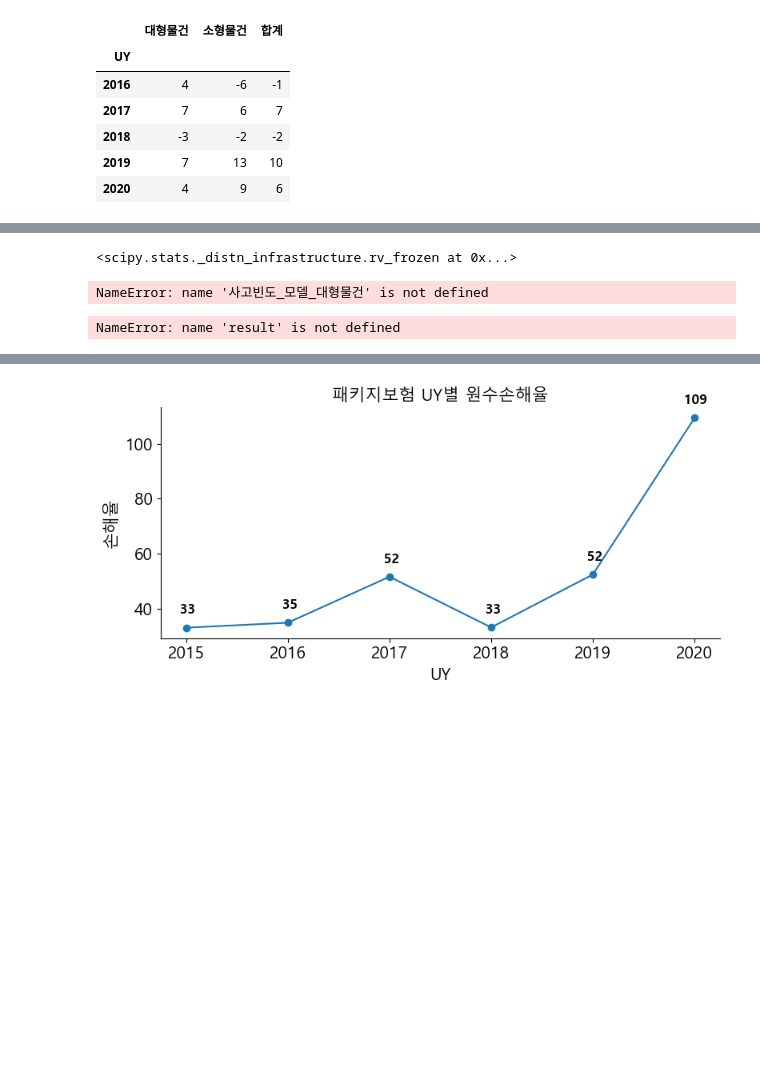
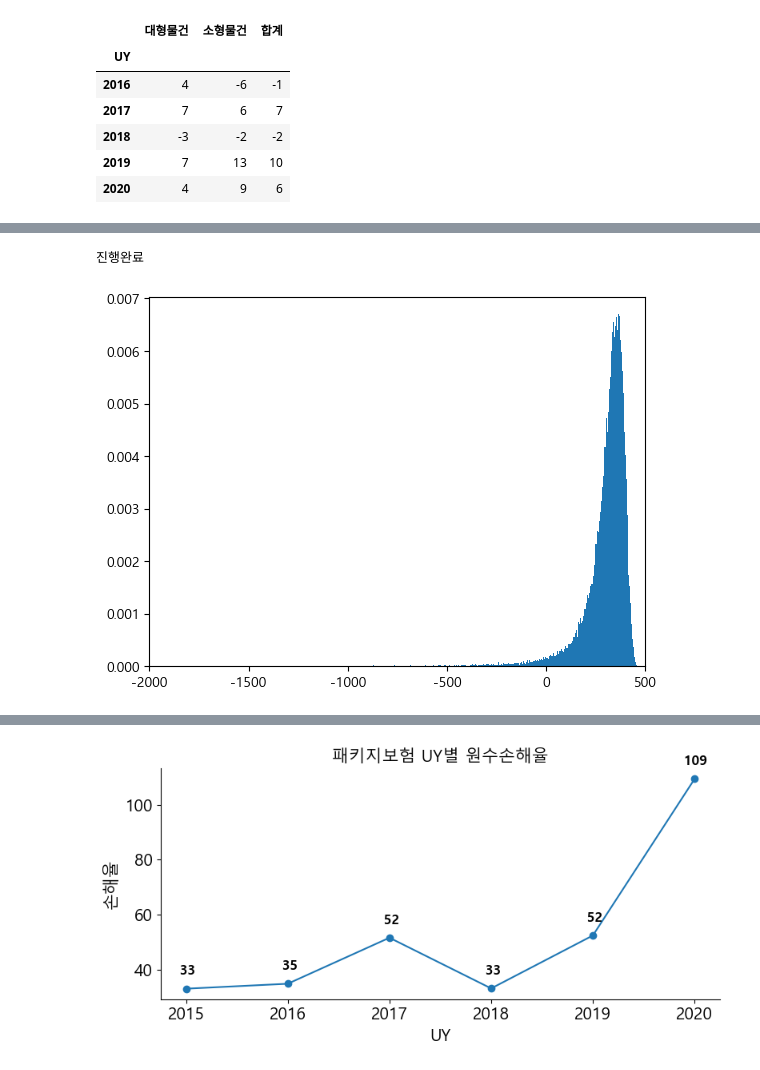
Before and after one commit to lee3jjang/hello-world, a Jupyter notebook: Package Insurance Policy_데이터분석_20201116.ipynb, the cells around one changed output, grey strips where cells are left out. Saved outputs shown, nothing was run; the diff lists cells and outputs as text; code cells hidden in the pictures; blank space fills up the shorter version.

```diff
--- a/Package Insurance Policy_데이터분석_20201116.ipynb
+++ b/Package Insurance Policy_데이터분석_20201116.ipynb
@@ -16,0 +18,2 @@ from dateutil.relativedelta import relativedelta
+# %%
+data =시뮬레이션_집계['출재손해액_전체'].copy()
@@ -31,7 +38,7 @@ def summary(data, typ=0):
         min_ = np.nan
         max_ = np.nan
         q = [data.ppf(0.005), data.ppf(0.025), data.ppf(0.05), data.ppf(0.25), data.ppf(0.50), data.ppf(0.75), data.ppf(0.95), data.ppf(0.975), data.ppf(0.995)]
-    return pd.Series(data=[count, mean, std, min_] + q + [max_], index=['count', 'mean', 'std', 'min', '0.5%', '2.5%', '5%', '25%', '50%', '75%', '95%', '97.5%', '99.5%', 'max'])
+    return pd.Series(data=[count, mean, std, min_] + q + [data[data>np.quantile(data, q=0.995)].mean()] + [max_], index=['count', 'mean', 'std', 'min', '0.5%', '2.5%', '5%', '25%', '50%', '75%', '95%', '97.5%', '99.5%', 'TVaR(99.5%)', 'max'])
 
 def fit(data):
     dist_names = [
@@ -297,8 +335,0 @@ Optimization terminated successfully.
-# %%
-사고심도_모델1
-# %% [output]
-<scipy.stats._distn_infrastructure.rv_frozen at 0x...>
-# %%
-사고빈도_모델_대형물건
-# %% [output]
-NameError: name '사고빈도_모델_대형물건' is not defined
@@ -323,9 +335,0 @@ np.quantile(np.array([x[3]/익스포져_소형물건 for x in result]), 0.995)
-# %%
-plt.hist([x[2]/익스포져_소형물건*100 for x in result], bins=500, density=True, alpha=0.5, label='소형물건')
-plt.hist([x[3]/익스포져_대형물건*100 for x in result], bins=500, density=True, alpha=0.5, label='대형물건')
-plt.hist([(x[2]+x[3])/익스포져*100 for x in result], bins=500, density=True, alpha=0.5, label='전체')
-plt.xlim([0, 200])
-plt.legend()
-plt.show()
-# %% [output]
-NameError: name 'result' is not defined
@@ -331,0 +342,59 @@ NameError: name 'result' is not defined
+# %%
+# 시뮬레이션
+시뮬레이션횟수 = 50000
+
+## 사고건수
+사고건수_시뮬레이션 = pd.DataFrame(np.c_[사고빈도_모형_소형물건.rvs(시뮬레이션횟수), 사고빈도_모형_대형물건.rvs(시뮬레이션횟수)], columns=['사고건수_소형물건', '사고건수_대형물건']) \
+    .eval('사고건수_전체 = 사고건수_소형물건 + 사고건수_대형물건')
+
+## 원수손해액
+원수손해액_시뮬레이션 = []
+for i, (사고건수_난수_소형물건, 사고건수_난수_대형물건, 사고건수_난수_전체) in 사고건수_시뮬레이션.iterrows():
+    사고심도_시뮬레이션횟수_모형1 = sum(np.random.random(사고건수_난수_전체) < 가중치)
+    사고심도_시뮬레이션횟수_모형2 = 사고건수_난수_전체 - 사고심도_시뮬레이션횟수_모형1
+    사고심도_시뮬레이션결과 = np.exp(np.random.permutation(np.r_[사고심도_모형1.rvs(사고심도_시뮬레이션횟수_모형1), 사고심도_모형2.rvs(사고심도_시뮬레이션횟수_모형2)]))
+    원수손해액_난수_소형물건, 원수손해액_난수_대형물건 = 사고심도_시뮬레이션결과[:사고건수_난수_소형물건].sum(), 사고심도_시뮬레이션결과[사고건수_난수_소형물건:].sum()
+    원수손해액_시뮬레이션.append([원수손해액_난수_소형물건, 원수손해액_난수_대형물건])
+    if i%100 == 0:
+        clear_output(wait=True)
+        print(f'진행률 : {i/len(사고건수_시뮬레이션)*100:,.2f}%')
+clear_output(wait=True)
+print(f'진행완료')
+원수손해액_시뮬레이션 = pd.DataFrame(원수손해액_시뮬레이션, columns=['원수손해액_소형물건', '원수손해액_대형물건']) \
+    .eval('원수손해액_전체 = 원수손해액_소형물건 + 원수손해액_대형물건')
+원수손해액_시뮬레이션 /= 1e8
+
+## 집계
+시뮬레이션_집계 = pd.concat([사고건수_시뮬레이션, 원수손해액_시뮬레이션], axis=1) \
+    .eval('원수보험료_전체 = @원수보험료21년_대형물건+@원수보험료21년_소형물건') \
+    .eval('원수손해율_소형물건 = 원수손해액_소형물건/@원수보험료21년_소형물건*100') \
+    .eval('원수손해율_대형물건 = 원수손해액_대형물건/@원수보험료21년_대형물건*100') \
+    .eval('원수손해율_전체 = 원수손해액_전체/원수보험료_전체*100')
+# %% [output]
+진행완료
+# %%
+출재율_소형물건, 출재율_대형물건 = 0.4, 0.6
+# 손해율스프레드_소형물건, 손해율스프레드_대형물건 = 0.1, 0.1
+손해율스프레드_소형물건, 손해율스프레드_대형물건 = 0.100, 0.065
+출재수수료율_소형물건, 출재수수료율_대형물건 = 0.14, 0.10
+출재보험료21년_소형물건, 출재보험료21년_대형물건 = 원수보험료21년_소형물건*출재율_소형물건, 원수보험료21년_대형물건*출재율_대형물건
+시뮬레이션_집계 = 시뮬레이션_집계 \
+    .eval('출재보험료_전체 = @원수보험료21년_소형물건*@출재율_소형물건+@원수보험료21년_대형물건*@출재율_대형물건') \
+    .eval('출재손해액_소형물건 = 원수손해액_소형물건*@출재율_소형물건-@출재보험료21년_소형물건*@손해율스프레드_소형물건') \
+    .eval('출재손해액_대형물건 = 원수손해액_대형물건*@출재율_대형물건-@출재보험료21년_대형물건*@손해율스프레드_대형물건') \
+    .eval('출재손해액_전체 = 출재손해액_소형물건+출재손해액_대형물건') \
+    .eval('출재손해율_소형물건 = 출재손해액_소형물건/@출재보험료21년_소형물건*100') \
+    .eval('출재손해율_대형물건 = 출재손해액_대형물건/@출재보험료21년_대형물건*100') \
+    .eval('출재손해율_전체 = 출재손해액_전체/출재보험료_전체*100') \
+    .eval('출재합산비율_소형물건 = 출재손해율_소형물건+@출재수수료율_소형물건*100') \
+    .eval('출재합산비율_대형물건 = 출재손해율_대형물건+@출재수수료율_대형물건*100') \
+    .eval('출재합산비율_전체 = 출재손해율_전체+(@출재보험료21년_소형물건*@출재수수료율_소형물건+@출재보험료21년_대형물건*@출재수수료율_대형물건)/(@출재보험료21년_소형물건+@출재보험료21년_대형물건)*100') \
+    .eval('출재수지손_소형물건 = @출재보험료21년_소형물건*(1-출재합산비율_소형물건/100)') \
+    .eval('출재수지손_대형물건 = @출재보험료21년_대형물건*(1-출재합산비율_대형물건/100)') \
+    .eval('출재수지손_전체 = 출재보험료_전체*(1-출재합산비율_전체/100)')
+summary(-시뮬레이션_집계['출재수지손_전체'])
+plt.hist(시뮬레이션_집계['출재수지손_전체'], bins=2000, density=True);
+plt.xlim([-2000, 500])
+plt.show()
+# %% [output]
+[figure, added]
```
Also changed, not shown: parts of 23 cells of this notebook.
